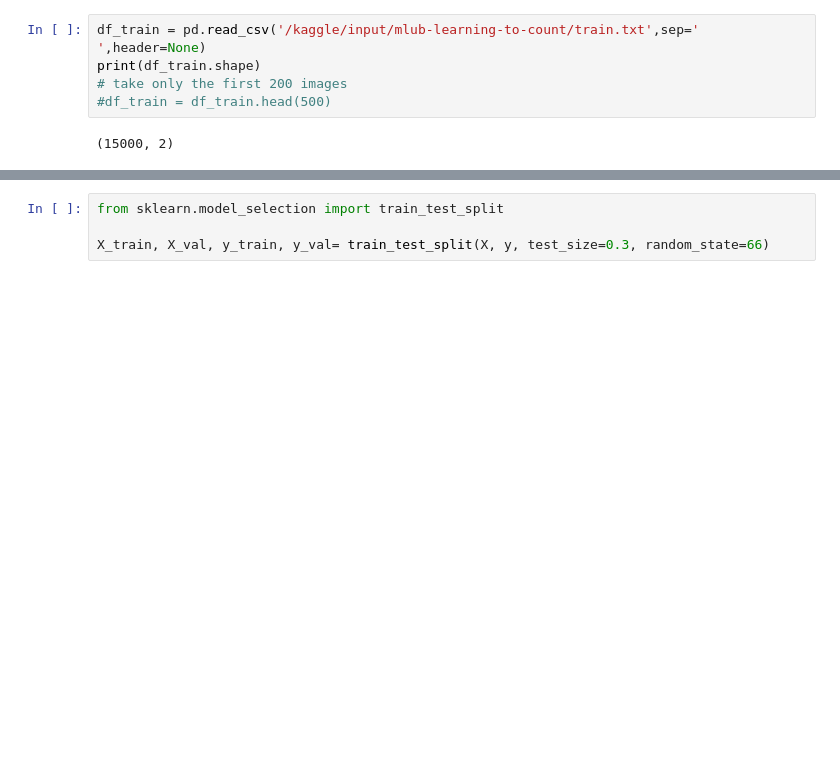
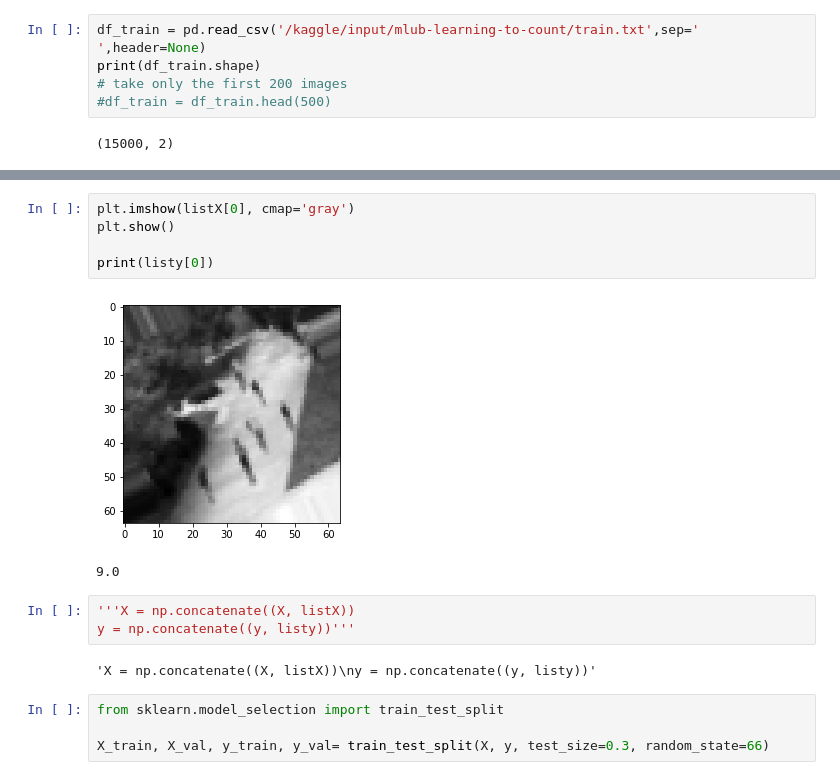
Before and after one commit to paubernabe/Aprenentatge-Automatic, a Jupyter notebook: TEOPR/P5-NN/paubernabe-p5-nn.ipynb, the cells around one changed output, grey strips where cells are left out. Saved outputs shown, nothing was run; the diff lists cells and outputs as text; blank space fills up the shorter version.

```diff
--- a/TEOPR/P5-NN/paubernabe-p5-nn.ipynb
+++ b/TEOPR/P5-NN/paubernabe-p5-nn.ipynb
@@ -55,3 +81,16 @@ plt.show()
+# %%
+plt.imshow(listX[0], cmap='gray')
+plt.show()
+
+print(listy[0])
+# %% [output]
+[figure, added]
+9.0
+# %%
+'''X = np.concatenate((X, listX))
+y = np.concatenate((y, listy))'''
+# %% [output]
+'X = np.concatenate((X, listX))\ny = np.concatenate((y, listy))'
 # %%
 from sklearn.model_selection import train_test_split
 
```
Also changed, not shown: parts of 10 cells of this notebook.
